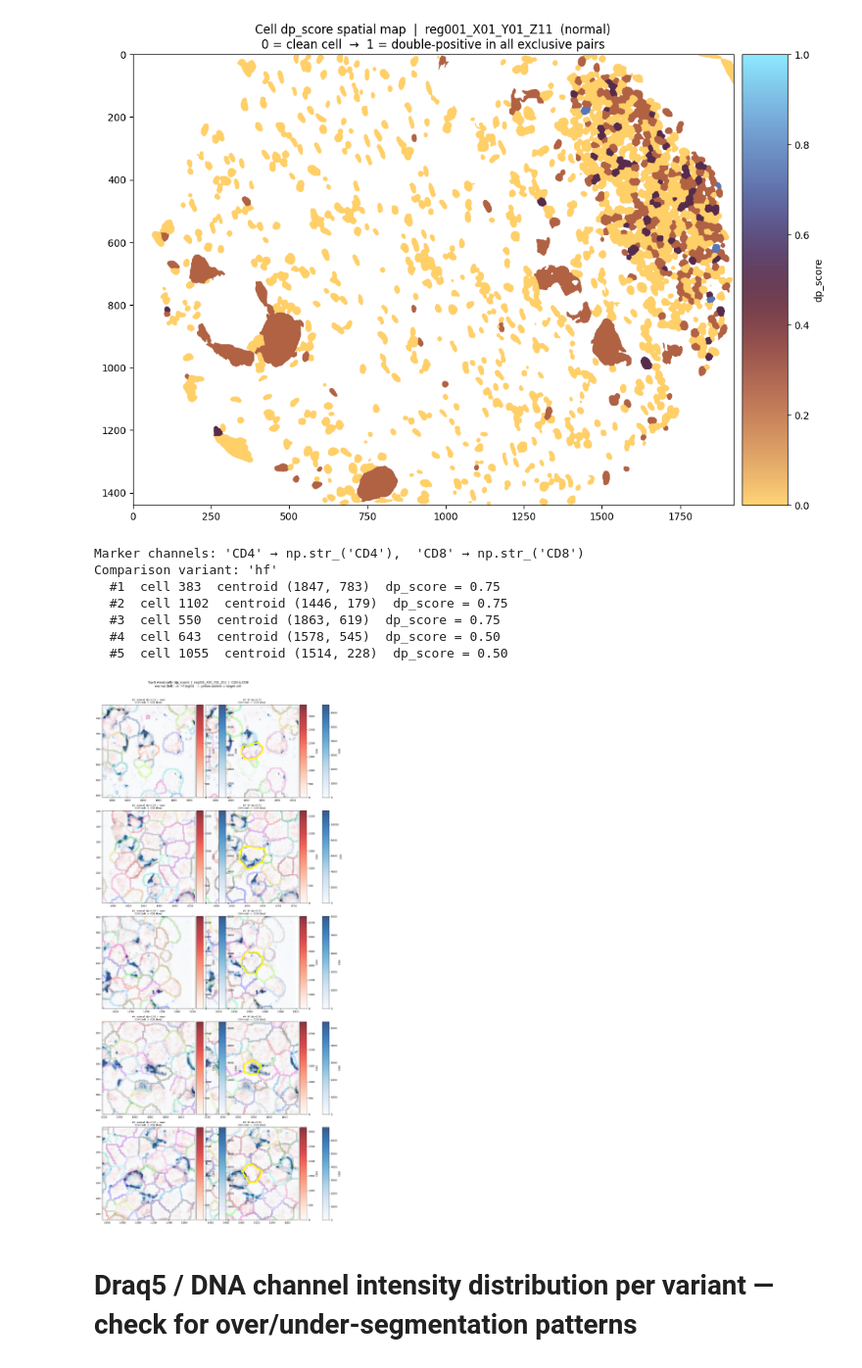
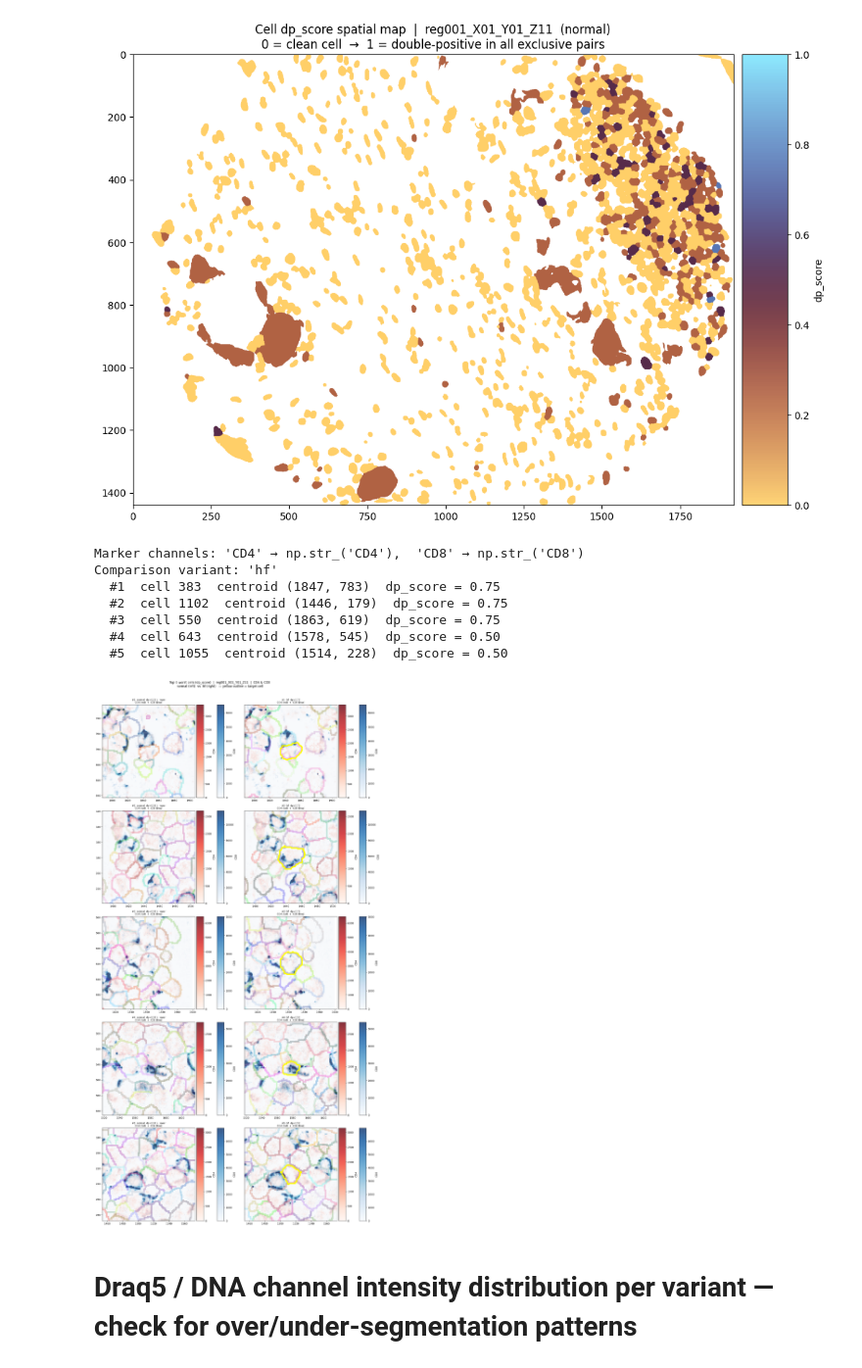
Before and after one commit to Arkkienkeli/scverse_hackathon_proteomics_segmentation, a Jupyter notebook: colon/segmentation_qc.ipynb, the cells around one changed output. Shown at 98% size. Cells and saved outputs as stored; diff of their text form; code cells hidden in the pictures.

Commit message:
Optimize last plot in segmentation_qc

```diff
--- a/colon/segmentation_qc.ipynb
+++ b/colon/segmentation_qc.ipynb
@@ -482,6 +482,7 @@ import numpy as np
 import matplotlib.pyplot as plt
 import spatialdata_plot  # noqa: F401
 from matplotlib.colors import Normalize
+from matplotlib.legend import Legend
 from skimage import measure
 from skimage.measure import regionprops
 
@@ -510,7 +511,7 @@ for rank, idx in enumerate(top_indices):
     score  = float(adata_cmp.obs["dp_score"].values[idx])
     print(f"  #{rank+1}  cell {idx}  centroid ({cx:.0f}, {cy:.0f})  dp_score = {score:.2f}")
 
-fig, axes = plt.subplots(N_TOP, 2, figsize=(12, 6 * N_TOP))
+fig, axes = plt.subplots(N_TOP, 2, figsize=(14, 6 * N_TOP))
 
 for row_idx, cell_idx in enumerate(top_indices):
     cx, cy  = adata_cmp.obsm["spatial"][cell_idx]
@@ -555,38 +556,46 @@ for row_idx, cell_idx in enumerate(top_indices):
         ax.set_xlim(x0, x1)
         ax.set_ylim(y1, y0)
 
-        # right column: hide y-axis and legend (same FOV, no need to repeat)
+        # right column: hide y-axis tick labels
         if col_idx == 1:
             ax.yaxis.set_visible(False)
-            leg = ax.get_legend()
-            if leg is not None:
-                leg.remove()
+
+        # consolidate all legend artists into one per subplot
+        legs = [c for c in ax.get_children() if isinstance(c, Legend)]
+        handles = [h for leg in legs for h in leg.legend_handles]
+        labels  = [t.get_text() for leg in legs for t in leg.get_texts()]
+        for leg in legs:
+            leg.remove()
+        if handles:
+            ax.legend(handles, labels, fontsize=7, loc="upper right",
+                      framealpha=0.6, borderpad=0.4)
 
         score_v = score_by_variant[variant]
         other_v = score_by_variant[COMPARE_VARIANT if variant == "normal" else "normal"]
         better  = " ↓ lower" if score_v <= other_v else ""
         ax.set_title(
             f"#{row_idx+1}  {variant}  dp={score_v:.2f}{better}\n"
             f"{mx} (red)  +  {my} (blue)",
             fontsize=9,
         )
 
 fig.suptitle(
     f"Top-{N_TOP} worst cells (dp_score)  |  {stem}  |  {mx} & {my}\n"
     f"normal (left)  vs  {COMPARE_VARIANT} (right)   — yellow outline = target cell",
     fontsize=12, y=1.01,
 )
 plt.tight_layout()
+plt.subplots_adjust(wspace=0.35)
 plt.show()
 # %% [output]
 Marker channels: 'CD4' → np.str_('CD4'),  'CD8' → np.str_('CD8')
 Comparison variant: 'hf'
   #1  cell 383  centroid (1847, 783)  dp_score = 0.75
   #2  cell 1102  centroid (1446, 179)  dp_score = 0.75
   #3  cell 550  centroid (1863, 619)  dp_score = 0.75
   #4  cell 643  centroid (1578, 545)  dp_score = 0.50
   #5  cell 1055  centroid (1514, 228)  dp_score = 0.50
-[figure, old version]
+[figure, new version]
 # %% [markdown]
 # Draq5 / DNA channel intensity distribution per variant — check for over/under-segmentation patterns
 # %%
```
